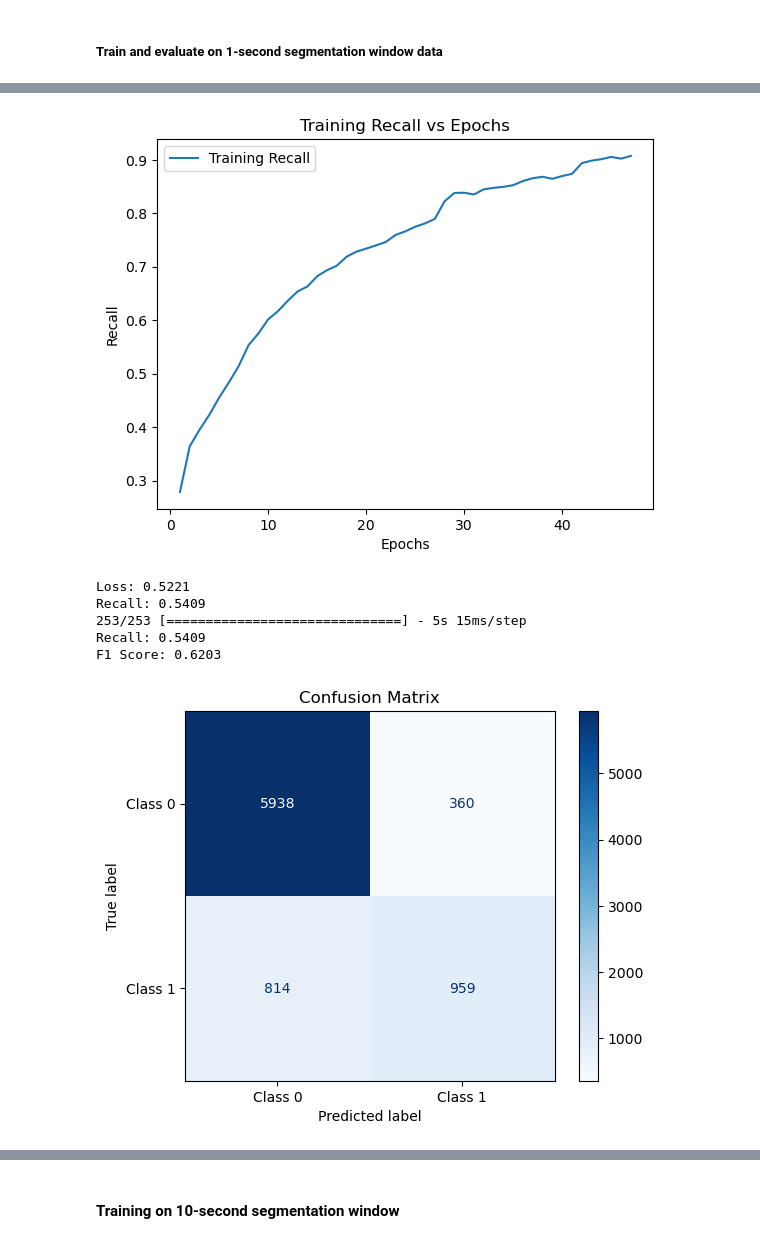
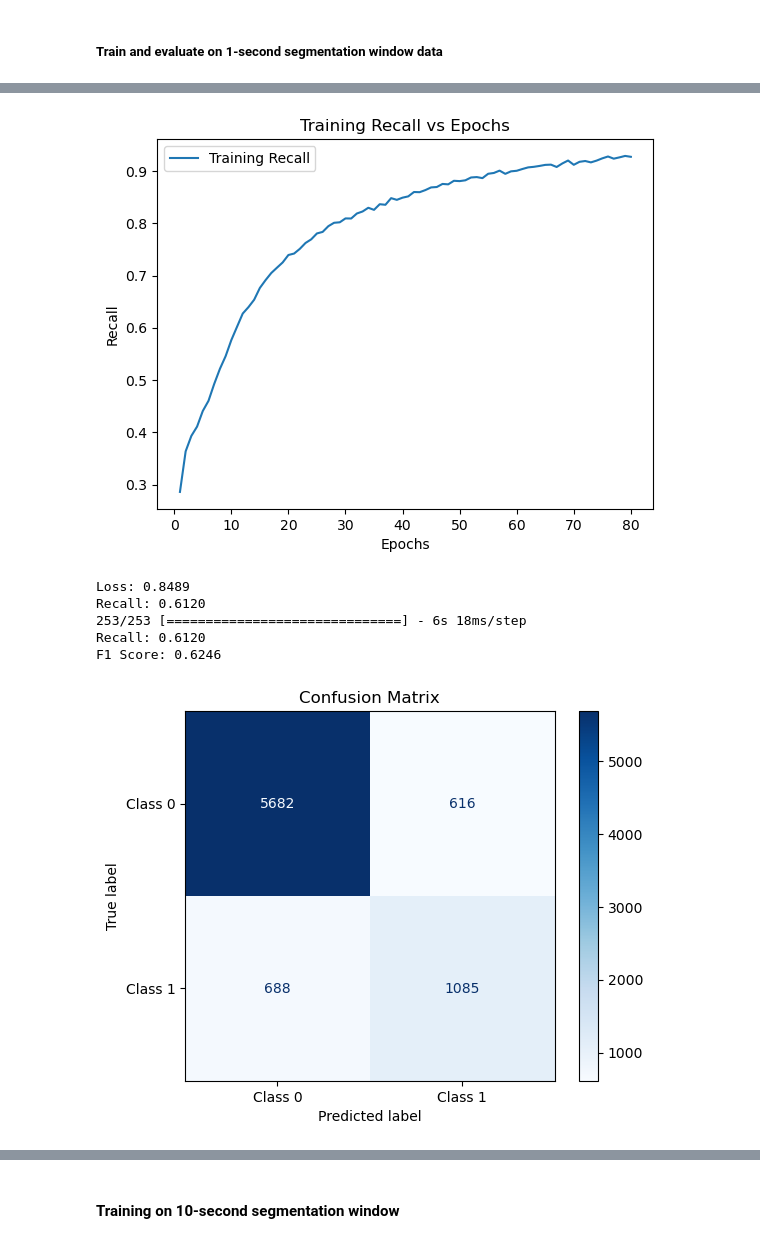
Before and after one commit to uol5/CM3070_SeizureDetection, a Jupyter notebook: main.ipynb, the cells around one changed output, grey strips where cells are left out. Saved outputs shown, nothing was run; the diff lists cells and outputs as text; code cells hidden in the pictures.

```diff
--- a/main.ipynb
+++ b/main.ipynb
@@ -1609,11 +1586,11 @@ bilstm_attention_model_1 = BiLSTMAttentionModel(train_shape=train_signals.shape,
 bilstm_attention_model_1.compile()
 
 # Set up callbacks
-earlystop = EarlyStopping(monitor='val_loss', patience=25, restore_best_weights=True, verbose=1)
+earlystop = EarlyStopping(monitor='val_loss', patience=25, restore_best_weights=False, verbose=1)
 reduce_lr = ReduceLROnPlateau(monitor='val_loss', factor=0.5, patience=5, min_lr=0.0000001, verbose=1, cooldown=10)
 
 # Train the model
-model_1 = bilstm_attention_model_1.train(train_signals_norm, train_labels, batch_size=32, epochs=100, validation_split=0.2, callbacks=[earlystop, reduce_lr])
+model_1 = bilstm_attention_model_1.train(train_signals_norm, train_labels, batch_size=32, epochs=80, validation_split=0.2, callbacks=[])
 
 # Evaluate the model
 loss, recall, f1 = bilstm_attention_model_1.evaluate(val_signals_norm, val_labels)
@@ -1644,8 +1621,8 @@ Epoch 47: early stopping
-[figure, old version]
+[figure, new version]
-Loss: 0.5221
-Recall: 0.5409
-253/253 [==============================] - 5s 15ms/step
-Recall: 0.5409
-F1 Score: 0.6203
+Loss: 0.8489
+Recall: 0.6120
+253/253 [==============================] - 6s 18ms/step
+Recall: 0.6120
+F1 Score: 0.6246
-[figure, old version]
+[figure, new version]
 Model saved to bilstm_attention_model_1.h5
```
Also changed, not shown: parts of 19 cells of this notebook.
